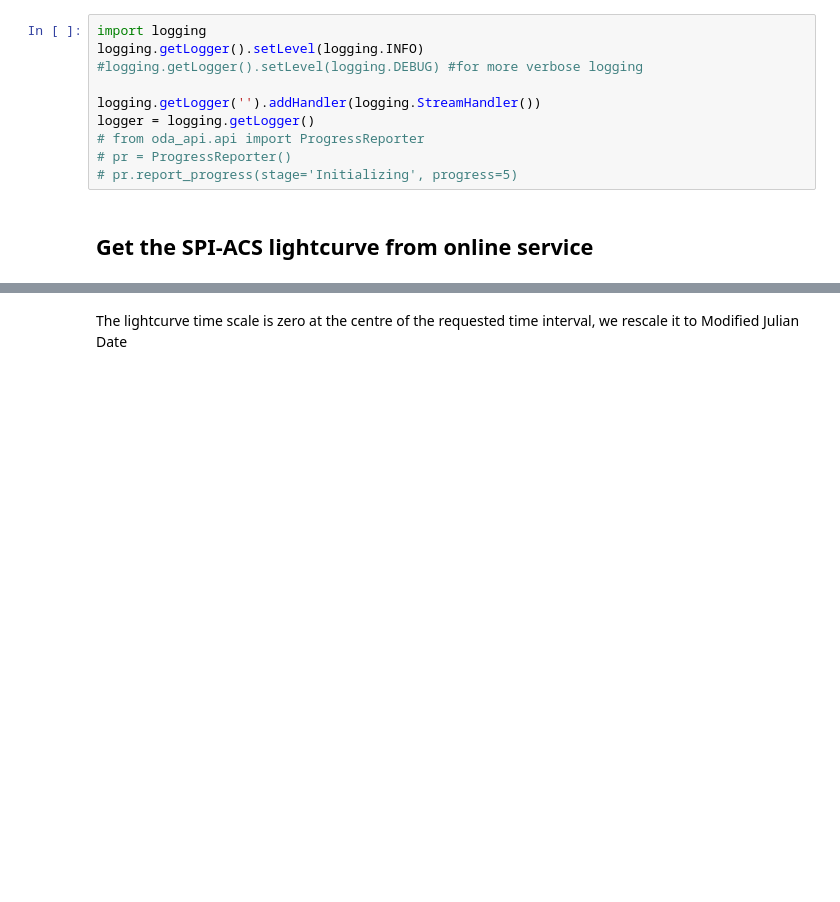
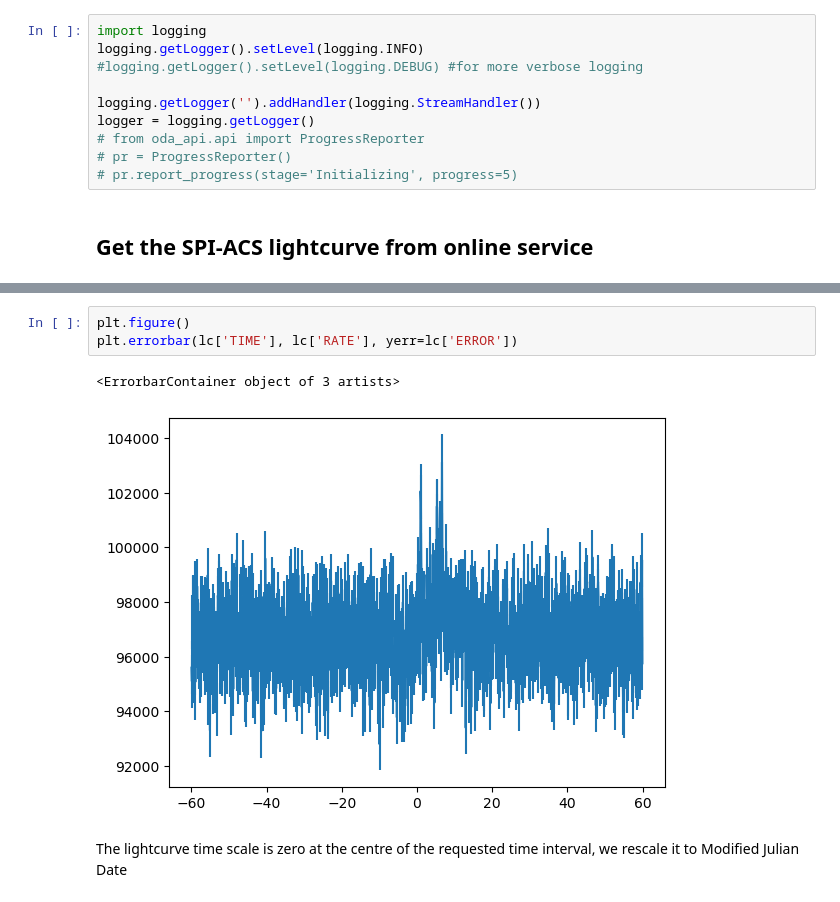
Before and after one commit to ferrigno/Maturita-2026, a Jupyter notebook: grb-detection.ipynb, the cells around one changed output, grey strips where cells are left out. Saved outputs shown, nothing was run; the diff lists cells and outputs as text; blank space fills up the shorter version.

Commit message:
Visualizzazione variabili

```diff
--- a/grb-detection.ipynb
+++ b/grb-detection.ipynb
@@ -53,3 +73,9 @@ lc = data_collection.spi_acs_lc_0_query.data_unit[1].data
+# %%
+plt.figure()
+plt.errorbar(lc['TIME'], lc['RATE'], yerr=lc['ERROR'])
+# %% [output]
+<ErrorbarContainer object of 3 artists>
+[figure, added]
 # %% [markdown]
 The lightcurve time scale is zero at the centre of the requested time interval, we rescale it to Modified Julian Date
 # %%
```
Also changed, not shown: parts of 11 cells of this notebook.
